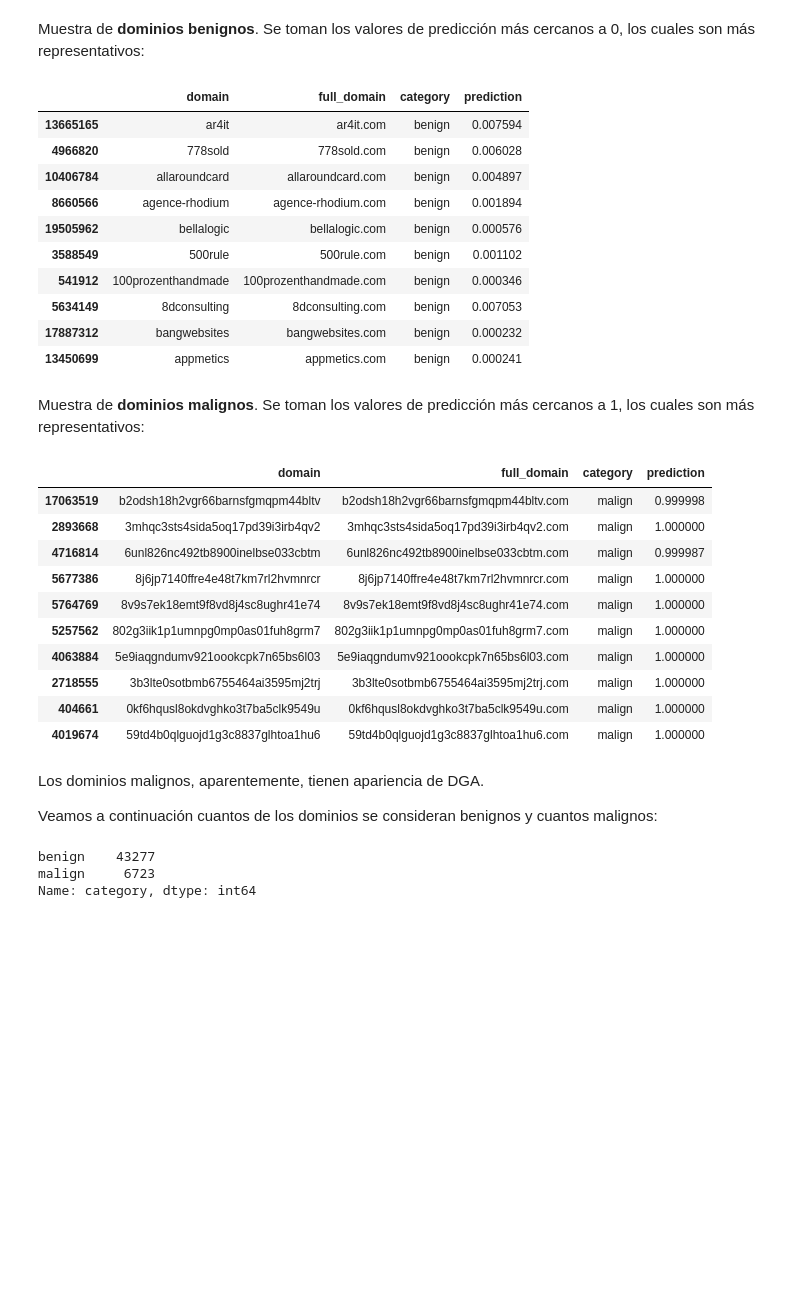
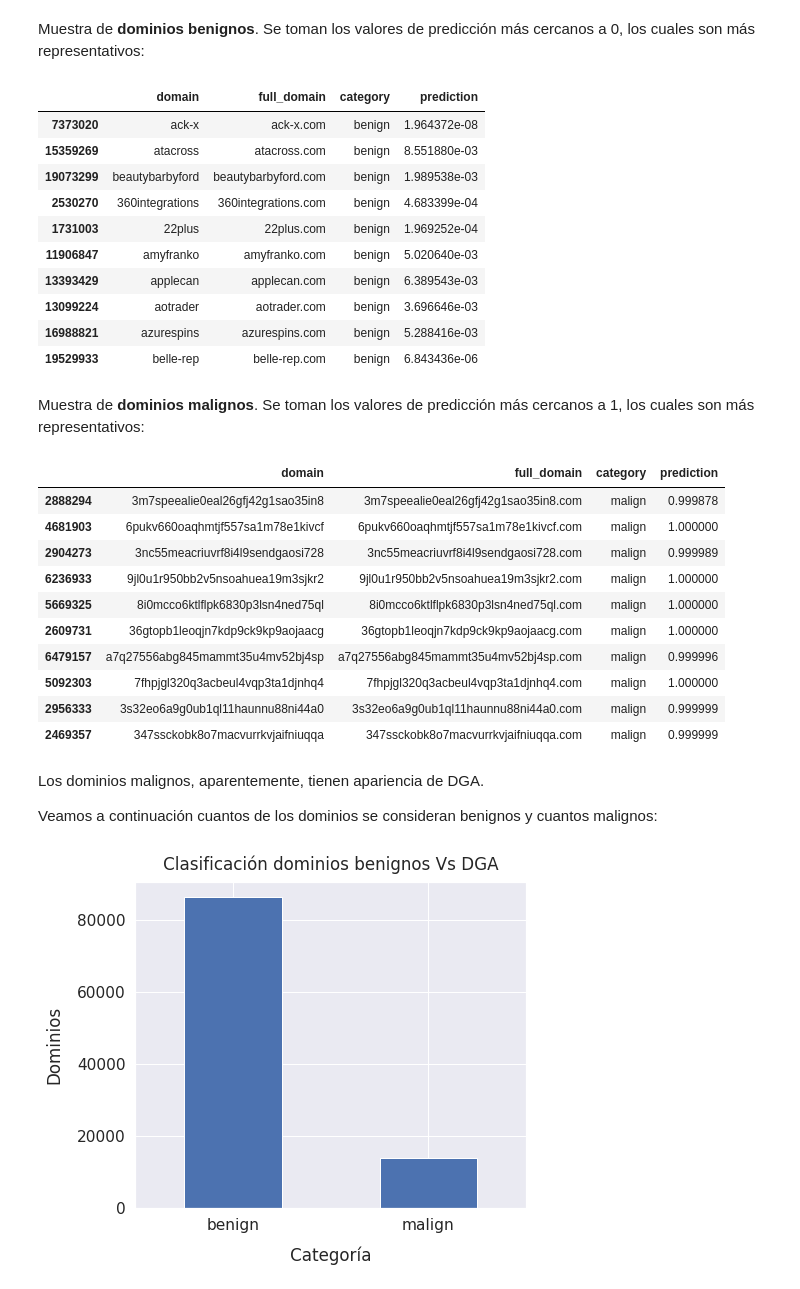
Before and after one commit to pbenito1/TFM, a Jupyter notebook: CZDS.ipynb, the cells around one changed output. Cells and saved outputs as stored; diff of their text form; code cells hidden in the pictures; blank space fills up the shorter version.

```diff
--- a/CZDS.ipynb
+++ b/CZDS.ipynb
@@ -80,6 +82,6 @@ Por limitaciones de memoria únicamente cargamos 20 millones de elementos. De el
 # %%
 df = pd.read_csv(os.path.join(GDRIVE_PATH,'CZDS/com_domains_tld.txt'),header=None,names=['domain'],nrows=20000000)
-df=df.sample(50000)
+df=df.sample(100000)
 # %% [markdown]
 Añadimos el TLD `.com`. La red neuronal toma como parámetro el dominio completo, incluyendo TLD.
 # %%
@@ -115,16 +117,16 @@ Muestra de **dominios benignos**. Se toman los valores de predicción más cerca
 df[df.prediction<0.01].sample(10)
 # %% [output]
 |  | domain | full_domain | category | prediction |
-| 13665165 | ar4it | ar4it.com | benign | 0.007594 |
-| 4966820 | 778sold | 778sold.com | benign | 0.006028 |
-| 10406784 | allaroundcard | allaroundcard.com | benign | 0.004897 |
-| 8660566 | agence-rhodium | agence-rhodium.com | benign | 0.001894 |
-| 19505962 | bellalogic | bellalogic.com | benign | 0.000576 |
-| 3588549 | 500rule | 500rule.com | benign | 0.001102 |
-| 541912 | 100prozenthandmade | 100prozenthandmade.com | benign | 0.000346 |
-| 5634149 | 8dconsulting | 8dconsulting.com | benign | 0.007053 |
-| 17887312 | bangwebsites | bangwebsites.com | benign | 0.000232 |
-| 13450699 | appmetics | appmetics.com | benign | 0.000241 |
+| 7373020 | ack-x | ack-x.com | benign | 1.964372e-08 |
+| 15359269 | atacross | atacross.com | benign | 8.551880e-03 |
+| 19073299 | beautybarbyford | beautybarbyford.com | benign | 1.989538e-03 |
+| 2530270 | 360integrations | 360integrations.com | benign | 4.683399e-04 |
+| 1731003 | 22plus | 22plus.com | benign | 1.969252e-04 |
+| 11906847 | amyfranko | amyfranko.com | benign | 5.020640e-03 |
+| 13393429 | applecan | applecan.com | benign | 6.389543e-03 |
+| 13099224 | aotrader | aotrader.com | benign | 3.696646e-03 |
+| 16988821 | azurespins | azurespins.com | benign | 5.288416e-03 |
+| 19529933 | belle-rep | belle-rep.com | benign | 6.843436e-06 |
 # %% [markdown]
 Muestra de **dominios malignos**. Se toman los valores de predicción más cercanos a 1, los cuales son más representativos:
 # %%
@@ -132,23 +134,27 @@ Muestra de **dominios malignos**. Se toman los valores de predicción más cerca
 df[df.prediction>0.95].sample(10)
 # %% [output]
 |  | domain | full_domain | category | prediction |
-| 17063519 | b2odsh18h2vgr66barnsfgmqpm44bltv | b2odsh18h2vgr66barnsfgmqpm44bltv.com | malign | 0.999998 |
-| 2893668 | 3mhqc3sts4sida5oq17pd39i3irb4qv2 | 3mhqc3sts4sida5oq17pd39i3irb4qv2.com | malign | 1.000000 |
-| 4716814 | 6unl826nc492tb8900inelbse033cbtm | 6unl826nc492tb8900inelbse033cbtm.com | malign | 0.999987 |
-| 5677386 | 8j6jp7140ffre4e48t7km7rl2hvmnrcr | 8j6jp7140ffre4e48t7km7rl2hvmnrcr.com | malign | 1.000000 |
-| 5764769 | 8v9s7ek18emt9f8vd8j4sc8ughr41e74 | 8v9s7ek18emt9f8vd8j4sc8ughr41e74.com | malign | 1.000000 |
-| 5257562 | 802g3iik1p1umnpg0mp0as01fuh8grm7 | 802g3iik1p1umnpg0mp0as01fuh8grm7.com | malign | 1.000000 |
-| 4063884 | 5e9iaqgndumv921oookcpk7n65bs6l03 | 5e9iaqgndumv921oookcpk7n65bs6l03.com | malign | 1.000000 |
-| 2718555 | 3b3lte0sotbmb6755464ai3595mj2trj | 3b3lte0sotbmb6755464ai3595mj2trj.com | malign | 1.000000 |
-| 404661 | 0kf6hqusl8okdvghko3t7ba5clk9549u | 0kf6hqusl8okdvghko3t7ba5clk9549u.com | malign | 1.000000 |
-| 4019674 | 59td4b0qlguojd1g3c8837glhtoa1hu6 | 59td4b0qlguojd1g3c8837glhtoa1hu6.com | malign | 1.000000 |
+| 2888294 | 3m7speealie0eal26gfj42g1sao35in8 | 3m7speealie0eal26gfj42g1sao35in8.com | malign | 0.999878 |
+| 4681903 | 6pukv660oaqhmtjf557sa1m78e1kivcf | 6pukv660oaqhmtjf557sa1m78e1kivcf.com | malign | 1.000000 |
+| 2904273 | 3nc55meacriuvrf8i4l9sendgaosi728 | 3nc55meacriuvrf8i4l9sendgaosi728.com | malign | 0.999989 |
+| 6236933 | 9jl0u1r950bb2v5nsoahuea19m3sjkr2 | 9jl0u1r950bb2v5nsoahuea19m3sjkr2.com | malign | 1.000000 |
+| 5669325 | 8i0mcco6ktlflpk6830p3lsn4ned75ql | 8i0mcco6ktlflpk6830p3lsn4ned75ql.com | malign | 1.000000 |
+| 2609731 | 36gtopb1leoqjn7kdp9ck9kp9aojaacg | 36gtopb1leoqjn7kdp9ck9kp9aojaacg.com | malign | 1.000000 |
+| 6479157 | a7q27556abg845mammt35u4mv52bj4sp | a7q27556abg845mammt35u4mv52bj4sp.com | malign | 0.999996 |
+| 5092303 | 7fhpjgl320q3acbeul4vqp3ta1djnhq4 | 7fhpjgl320q3acbeul4vqp3ta1djnhq4.com | malign | 1.000000 |
+| 2956333 | 3s32eo6a9g0ub1ql11haunnu88ni44a0 | 3s32eo6a9g0ub1ql11haunnu88ni44a0.com | malign | 0.999999 |
+| 2469357 | 347ssckobk8o7macvurrkvjaifniuqqa | 347ssckobk8o7macvurrkvjaifniuqqa.com | malign | 0.999999 |
 # %% [markdown]
 Los dominios malignos, aparentemente, tienen apariencia de DGA.
 
 Veamos a continuación cuantos de los dominios se consideran benignos y cuantos malignos:
-# %%
-df['category'].value_counts(ascending=False)
-# %% [output]
-benign    43277
-malign     6723
-Name: category, dtype: int64
+# %%
+df['category'].value_counts(ascending=False).plot(kind='bar')
+
+sns.set(font_scale=1.4)
+df['category'].value_counts(ascending=False).plot(kind='bar', figsize=(7, 6), rot=0)
+plt.xlabel("Categoría", labelpad=14)
+plt.ylabel("Dominios", labelpad=14)
+plt.title("Clasificación dominios benignos Vs DGA", y=1.02);
+# %% [output]
+[figure, added]
```
Also changed, not shown: parts of 3 cells of this notebook.
